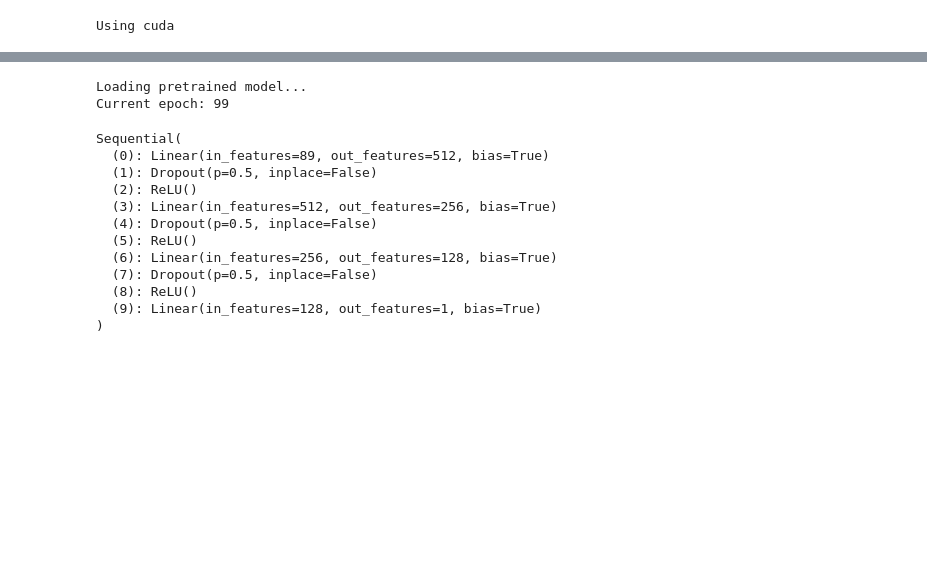
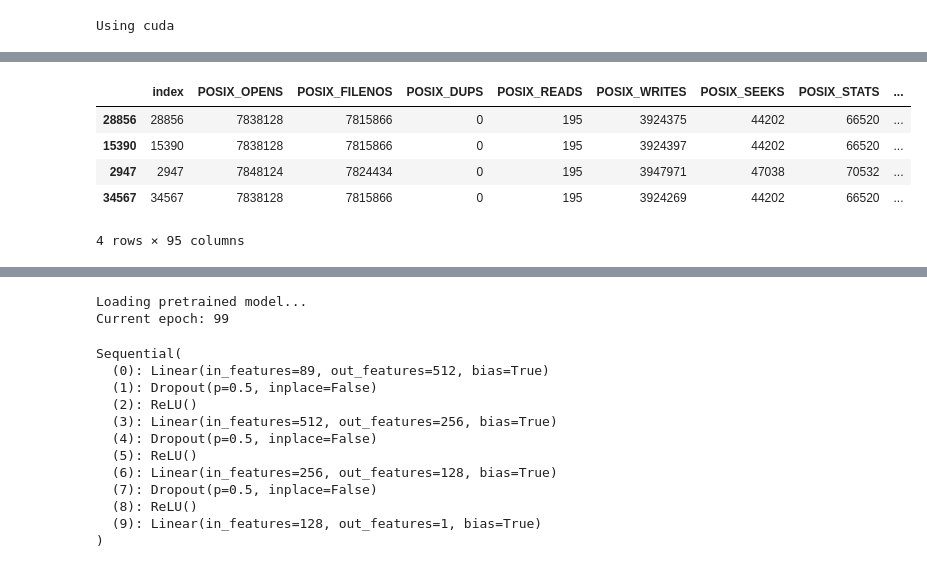
Before and after one commit to arcturus5340/IOTransferLearning, a Jupyter notebook: training/Theta_Voss_Model_D_finetuned.ipynb, the cells around one changed output, grey strips where cells are left out. Saved outputs shown, nothing was run; the diff lists cells and outputs as text; code cells hidden in the pictures; blank space fills up the shorter version.

```diff
--- a/training/Theta_Voss_Model_D_finetuned.ipynb
+++ b/training/Theta_Voss_Model_D_finetuned.ipynb
@@ -100,0 +116,14 @@ df_blue_waters_posix.head()
+# %%
+# df_blue_waters_posix = df_blue_waters_posix[df_blue_waters_posix['exe'] == 'cp2k.psmp'].head(4)
+# filtered_df
+
+cp2k_df = df_blue_waters_posix[df_blue_waters_posix['exe'] == 'cp2k.psmp']
+df_blue_waters_posix = cp2k_df.sample(n=4, random_state=42)
+df_blue_waters_posix
+# %% [output]
+|  | index | POSIX_OPENS | POSIX_FILENOS | POSIX_DUPS | POSIX_READS | POSIX_WRITES | POSIX_SEEKS | POSIX_STATS | ... |
+| 28856 | 28856 | 7838128 | 7815866 | 0 | 195 | 3924375 | 44202 | 66520 | ... |
+| 15390 | 15390 | 7838128 | 7815866 | 0 | 195 | 3924397 | 44202 | 66520 | ... |
+| 2947 | 2947 | 7848124 | 7824434 | 0 | 195 | 3947971 | 47038 | 70532 | ... |
+| 34567 | 34567 | 7838128 | 7815866 | 0 | 195 | 3924269 | 44202 | 66520 | ... |
+4 rows × 95 columns
```
Also changed, not shown: parts of 12 cells of this notebook, 6 other files.
